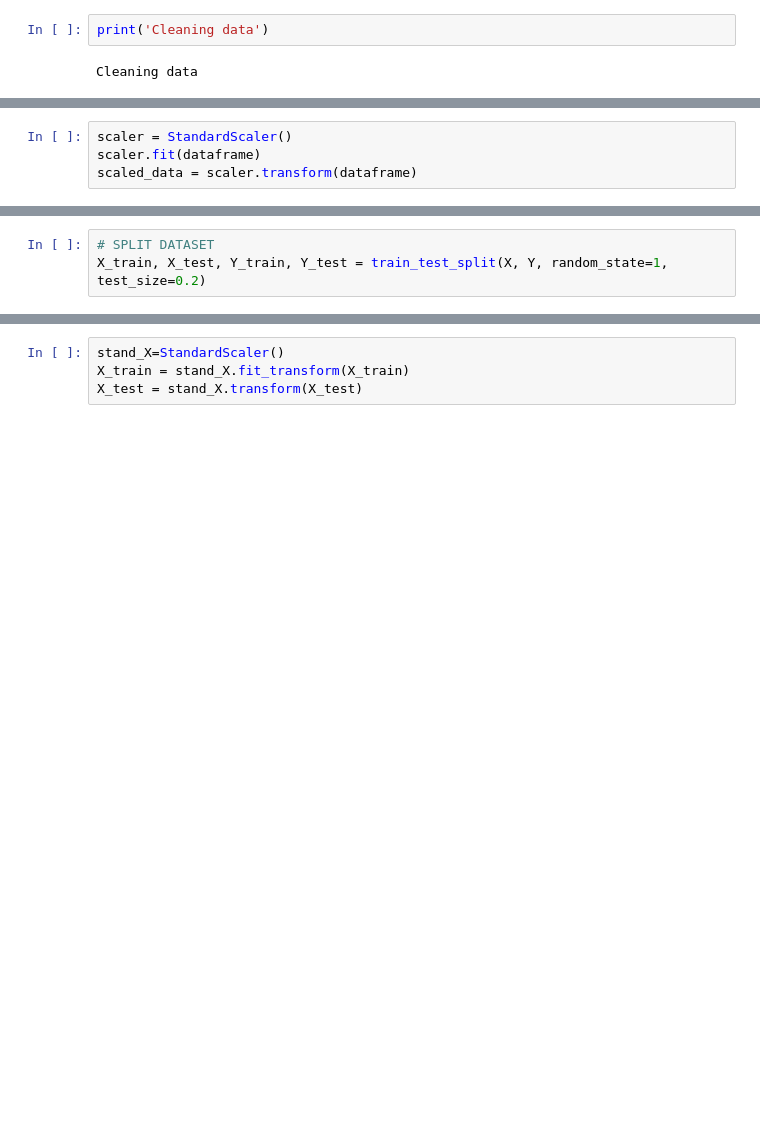
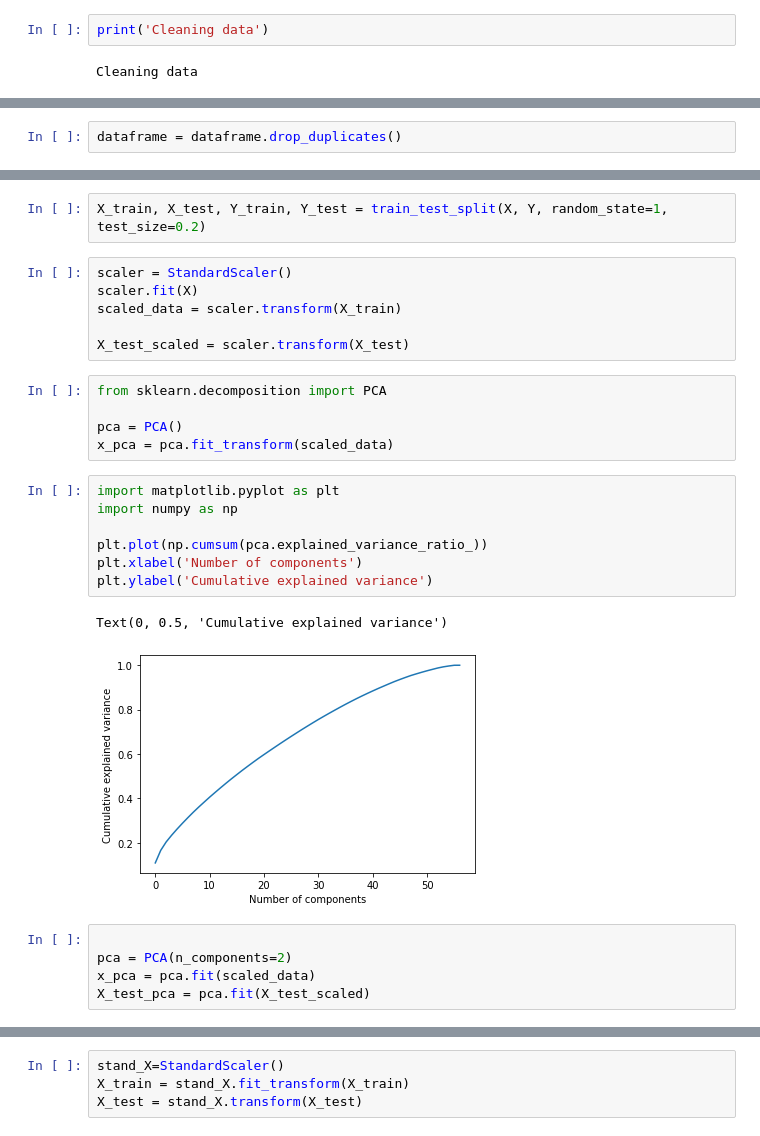
Before and after one commit to Maneth22/ML-CW, a Jupyter notebook: Spambase.ipynb, the cells around one changed output, grey strips where cells are left out. Saved outputs shown, nothing was run; the diff lists cells and outputs as text; blank space fills up the shorter version.

```diff
--- a/Spambase.ipynb
+++ b/Spambase.ipynb
@@ -82 +87,3 @@ Cleaning data
+# %%
+dataframe = dataframe.drop_duplicates()
 # %%
@@ -118,4 +108,0 @@ Since there are no Duplicates nor Null values
-# %%
-scaler = StandardScaler()
-scaler.fit(dataframe)
-scaled_data = scaler.transform(dataframe)
@@ -177,3 +146,28 @@ Name: spam_type, Length: 4601, dtype: int64
 # %%
-# SPLIT DATASET
 X_train, X_test, Y_train, Y_test = train_test_split(X, Y, random_state=1, test_size=0.2)
+# %%
+scaler = StandardScaler()
+scaler.fit(X)
+scaled_data = scaler.transform(X_train)
+
+X_test_scaled = scaler.transform(X_test)
+# %%
+from sklearn.decomposition import PCA
+
+pca = PCA()
+x_pca = pca.fit_transform(scaled_data)
+# %%
+import matplotlib.pyplot as plt
+import numpy as np
+
+plt.plot(np.cumsum(pca.explained_variance_ratio_))
+plt.xlabel('Number of components')
+plt.ylabel('Cumulative explained variance')
+# %% [output]
+Text(0, 0.5, 'Cumulative explained variance')
+[figure, added]
+# %%
+
+pca = PCA(n_components=2)
+x_pca = pca.fit(scaled_data)
+X_test_pca = pca.fit(X_test_scaled)
```
Also changed, not shown: parts of 37 cells of this notebook.
